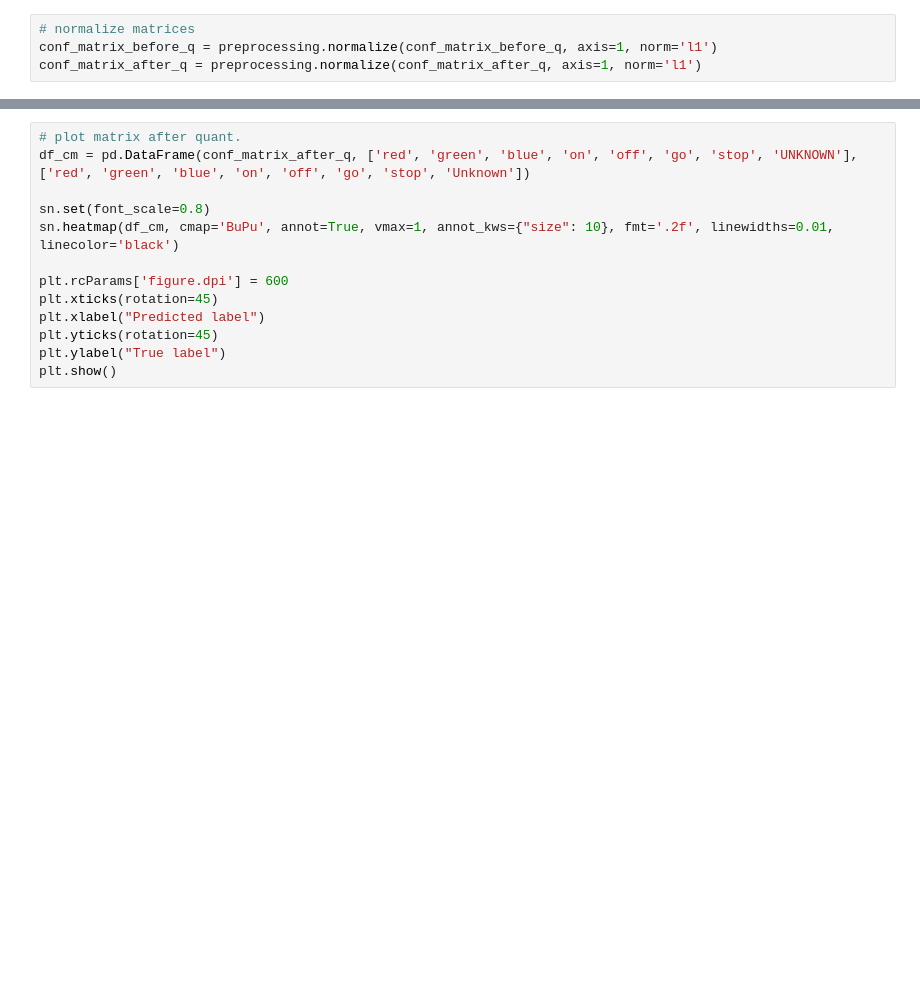
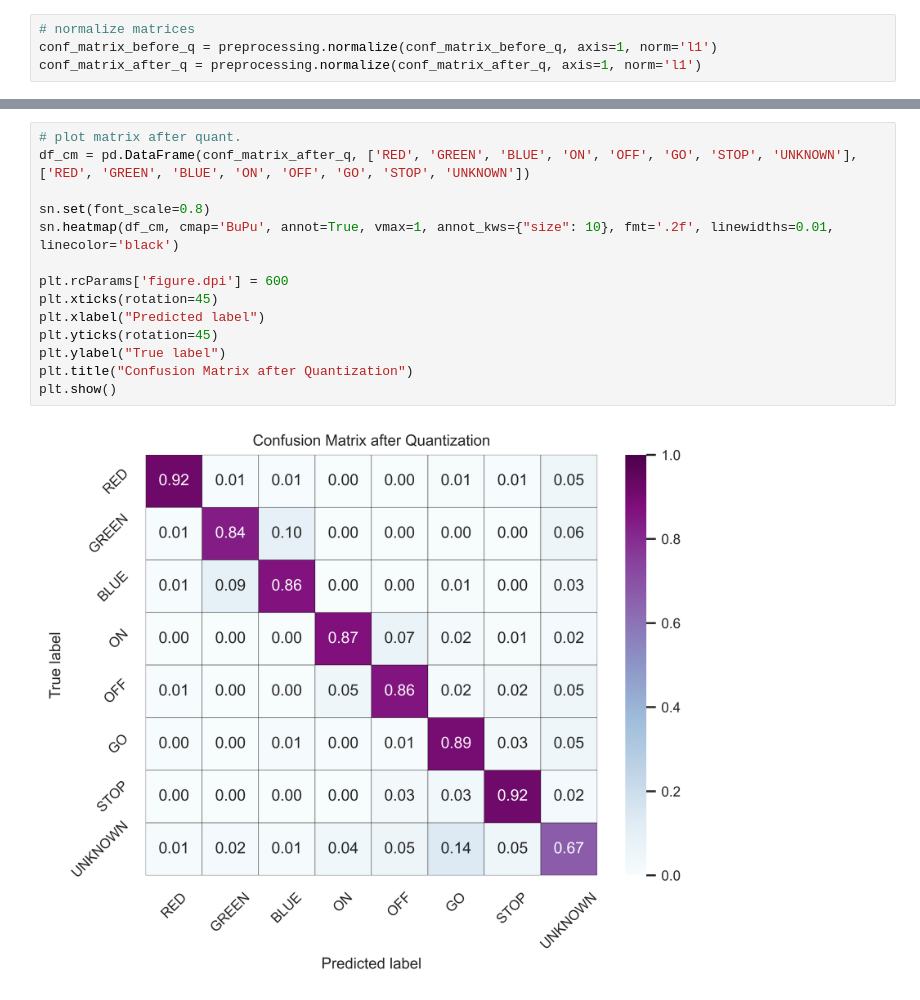
Before and after one commit to danpfister/ai8x-training, a Jupyter notebook: visuals_helper.ipynb, the cells around one changed output, grey strips where cells are left out. Cells and saved outputs as stored; diff of their text form; blank space fills up the shorter version.

```diff
--- a/visuals_helper.ipynb
+++ b/visuals_helper.ipynb
@@ -73,16 +85,19 @@ plt.show()
 # %%
 # plot matrix after quant.
-df_cm = pd.DataFrame(conf_matrix_after_q, ['red', 'green', 'blue', 'on', 'off', 'go', 'stop', 'UNKNOWN'], ['red', 'green', 'blue', 'on', 'off', 'go', 'stop', 'Unknown'])
+df_cm = pd.DataFrame(conf_matrix_after_q, ['RED', 'GREEN', 'BLUE', 'ON', 'OFF', 'GO', 'STOP', 'UNKNOWN'], ['RED', 'GREEN', 'BLUE', 'ON', 'OFF', 'GO', 'STOP', 'UNKNOWN'])
 
 sn.set(font_scale=0.8)
 sn.heatmap(df_cm, cmap='BuPu', annot=True, vmax=1, annot_kws={"size": 10}, fmt='.2f', linewidths=0.01, linecolor='black')
 
 plt.rcParams['figure.dpi'] = 600
 plt.xticks(rotation=45)
 plt.xlabel("Predicted label")
 plt.yticks(rotation=45)
 plt.ylabel("True label")
+plt.title("Confusion Matrix after Quantization")
 plt.show()
+# %% [output]
+[figure, added]
 # %%
 # dataset metrics
 data = {
```
Also changed, not shown: parts of 9 cells of this notebook.
